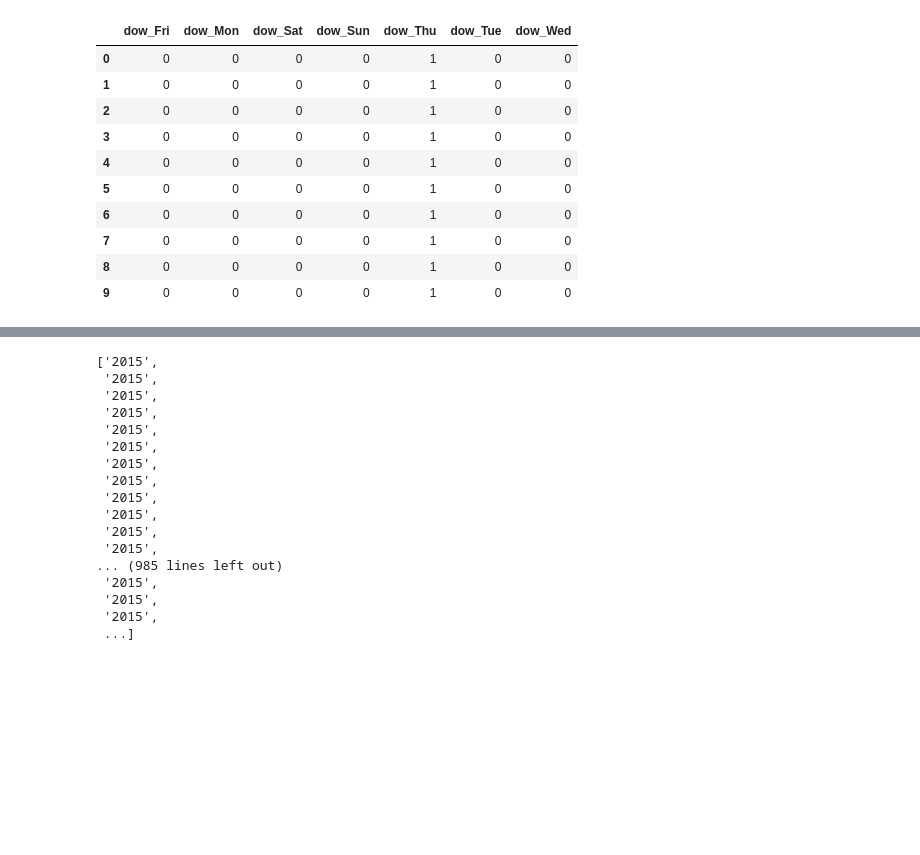
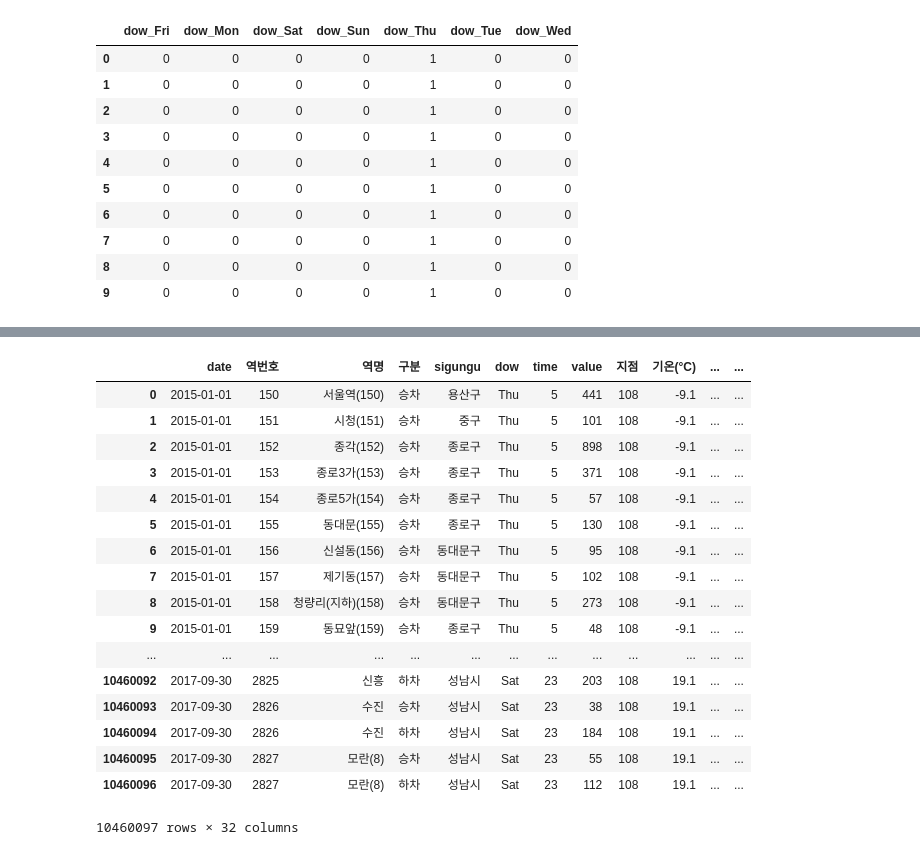
Before and after one commit to keibigdata/outside_activity_prediction, a Jupyter notebook: subway_station_processing.ipynb, the cells around one changed output, grey strips where cells are left out. Cells and saved outputs as stored; diff of their text form; code cells hidden in the pictures; blank space fills up the shorter version.

```diff
--- a/subway_station_processing.ipynb
+++ b/subway_station_processing.ipynb
@@ -246,3 +267,5 @@ df_melted
 11084240 rows × 8 columns
 # %%
 df_melted = df_melted.rename(index=str, columns={"날짜": "date", "시간": "time"})
+# %%
+df_melted['value'] = df_melted['value'].str.replace(',','')
@@ -249,3 +276,5 @@ df_melted = df_melted.rename(index=str, columns={"날짜": "date", "시간": "ti
+# %%
+df_melted = df_melted.dropna(subset=['value'])
 # %%
 df_weather1 = pd.read_csv('input_data/weather/weather2015.csv', encoding='CP949', index_col =False)
 df_weather2 = pd.read_csv('input_data/weather/weather2016.csv', encoding='CP949', index_col =False)
@@ -453,0 +509,25 @@ df_merged_wpd.head(10)
+# %%
+df_merged_date = pd.DataFrame(df_merged_wpd["date"].str.split("-").tolist(), columns="year month day".split())
+# %%
+df_final = pd.concat([df_merged_wpd, df_merged_date], axis=1)
+# %%
+df_final
+# %% [output]
+|  | date | 역번호 | 역명 | 구분 | sigungu | dow | time | value | 지점 | 기온(°C) | ... | ... |
+| 0 | 2015-01-01 | 150 | 서울역(150) | 승차 | 용산구 | Thu | 5 | 441 | 108 | -9.1 | ... | ... |
+| 1 | 2015-01-01 | 151 | 시청(151) | 승차 | 중구 | Thu | 5 | 101 | 108 | -9.1 | ... | ... |
+| 2 | 2015-01-01 | 152 | 종각(152) | 승차 | 종로구 | Thu | 5 | 898 | 108 | -9.1 | ... | ... |
+| 3 | 2015-01-01 | 153 | 종로3가(153) | 승차 | 종로구 | Thu | 5 | 371 | 108 | -9.1 | ... | ... |
+| 4 | 2015-01-01 | 154 | 종로5가(154) | 승차 | 종로구 | Thu | 5 | 57 | 108 | -9.1 | ... | ... |
+| 5 | 2015-01-01 | 155 | 동대문(155) | 승차 | 종로구 | Thu | 5 | 130 | 108 | -9.1 | ... | ... |
+| 6 | 2015-01-01 | 156 | 신설동(156) | 승차 | 동대문구 | Thu | 5 | 95 | 108 | -9.1 | ... | ... |
+| 7 | 2015-01-01 | 157 | 제기동(157) | 승차 | 동대문구 | Thu | 5 | 102 | 108 | -9.1 | ... | ... |
+| 8 | 2015-01-01 | 158 | 청량리(지하)(158) | 승차 | 동대문구 | Thu | 5 | 273 | 108 | -9.1 | ... | ... |
+| 9 | 2015-01-01 | 159 | 동묘앞(159) | 승차 | 종로구 | Thu | 5 | 48 | 108 | -9.1 | ... | ... |
+| ... | ... | ... | ... | ... | ... | ... | ... | ... | ... | ... | ... | ... |
+| 10460092 | 2017-09-30 | 2825 | 신흥 | 하차 | 성남시 | Sat | 23 | 203 | 108 | 19.1 | ... | ... |
+| 10460093 | 2017-09-30 | 2826 | 수진 | 승차 | 성남시 | Sat | 23 | 38 | 108 | 19.1 | ... | ... |
+| 10460094 | 2017-09-30 | 2826 | 수진 | 하차 | 성남시 | Sat | 23 | 184 | 108 | 19.1 | ... | ... |
+| 10460095 | 2017-09-30 | 2827 | 모란(8) | 승차 | 성남시 | Sat | 23 | 55 | 108 | 19.1 | ... | ... |
+| 10460096 | 2017-09-30 | 2827 | 모란(8) | 하차 | 성남시 | Sat | 23 | 112 | 108 | 19.1 | ... | ... |
+10460097 rows × 32 columns
@@ -460,20 +547,0 @@ for i in range(0, df_merged_wpd.shape[0]):
-# %%
-dayList
-# %% [output]
-['2015',
- '2015',
- '2015',
- '2015',
- '2015',
- '2015',
- '2015',
- '2015',
- '2015',
- '2015',
- '2015',
- '2015',
-... (985 lines left out)
- '2015',
- '2015',
- '2015',
- ...]
```
Also changed, not shown: parts of 55 cells of this notebook.
